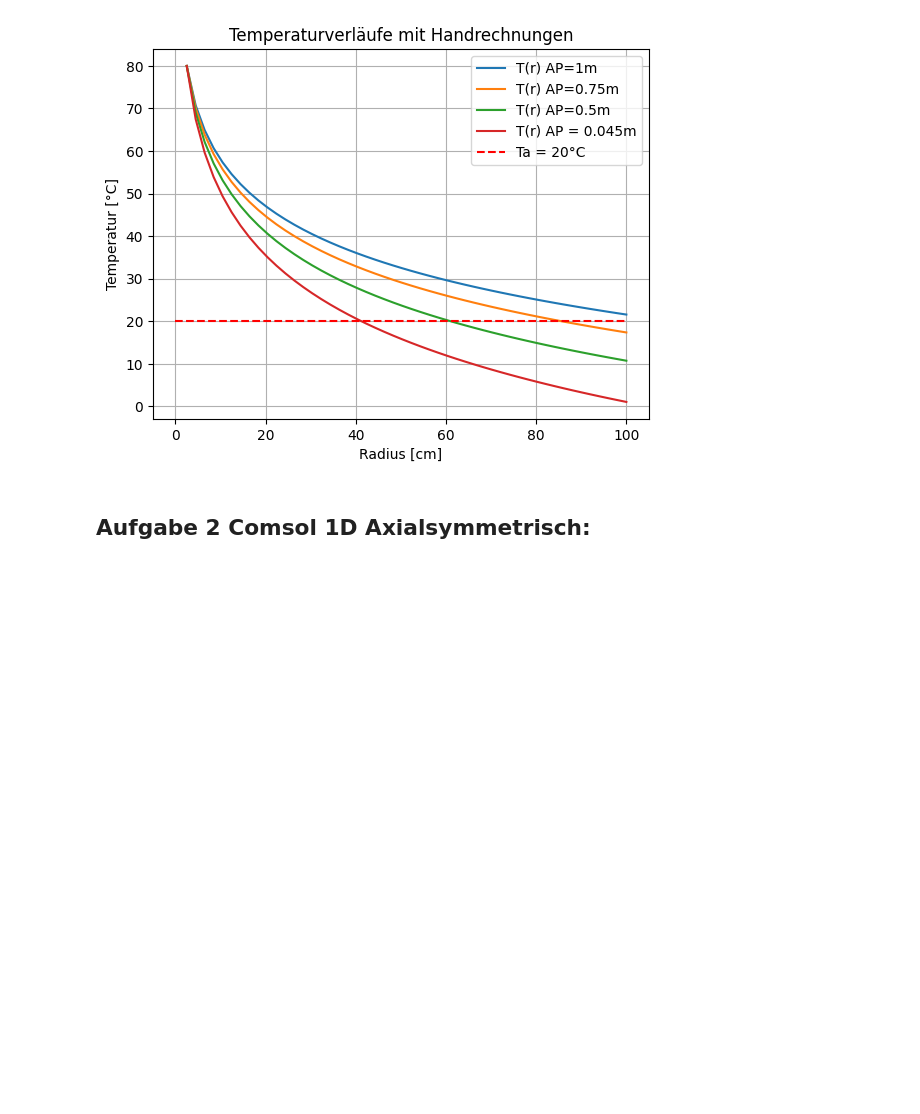
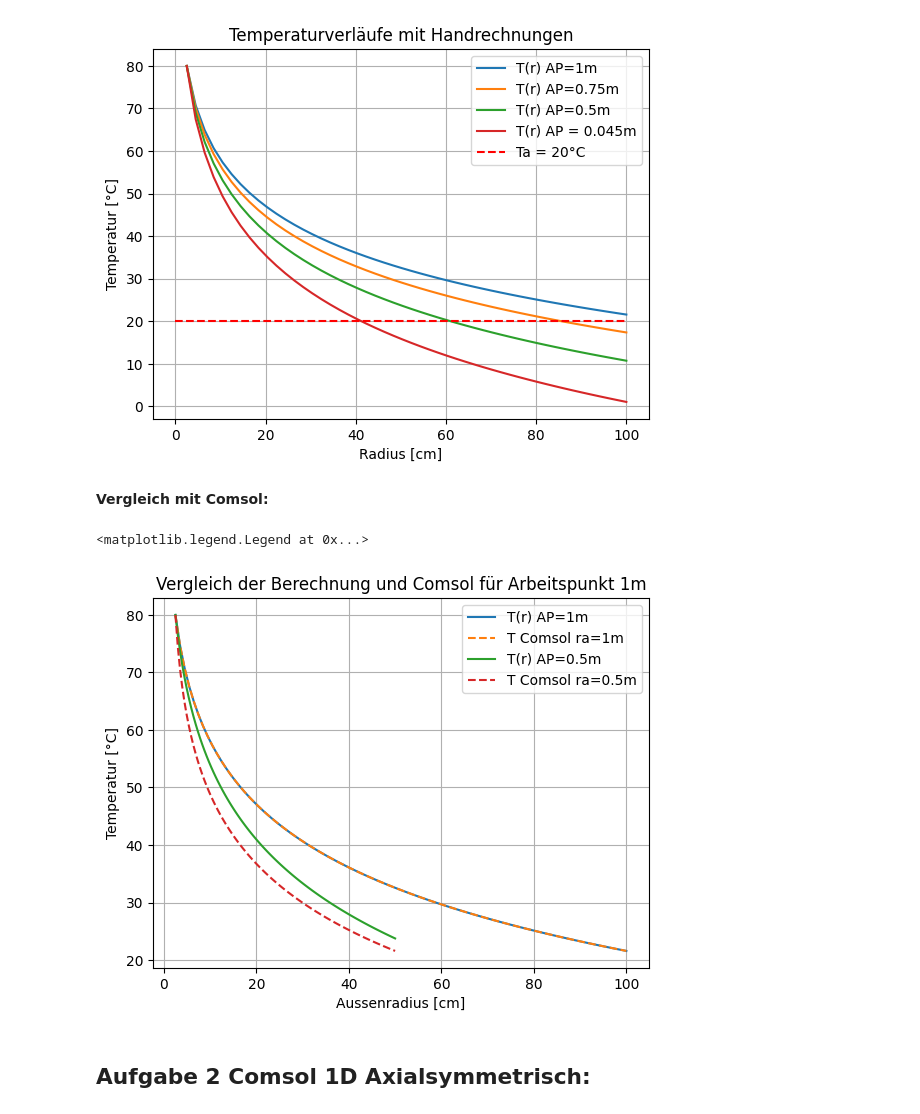
Before and after one commit to HansPeter21/CoP_Abgabe, a Jupyter notebook: Bericht_Mauro_Schegg.ipynb, the cells around one changed output. Cells and saved outputs as stored; diff of their text form; code cells hidden in the pictures; blank space fills up the shorter version.

```diff
--- a/Bericht_Mauro_Schegg.ipynb
+++ b/Bericht_Mauro_Schegg.ipynb
@@ -164,6 +164,38 @@ plt.legend()
 Die Temperatur bei AP= 1m am Rand ist 21.584°C
 <matplotlib.legend.Legend at 0x...>
 [figure]
+# %% [markdown]
+**Vergleich mit Comsol:**
+# %%
+import pandas as pd
+# Daten Comsol für 1m
+df1m = pd.read_csv("Daten/Data_A1_Arbeitspunkt.csv",sep=",")
+# %%
+# Daten Comsol für 0.5m
+df05m = pd.read_csv("Daten/Data_A1_Arbeitspunkt.csv",sep=",")
+# %%
+# Werte für Arbeitspunkt 1m
+TA1m = df1m["T (degC)"]
+x1m = len(TA1m)
+r1m = np.linspace(0.025,1,x1m)
+# %%
+# Werte für Arbeitspunkt 0.5m
+TA05m = df05m["T (degC)"]
+x05m = len(TA05m)
+r05m = np.linspace(0.025,0.5,x05m)
+# %%
+plt.plot(r1m*100,T1m(r1m),label="T(r) AP=1m")
+plt.plot(r1m*100,TA1m,label="T Comsol ra=1m",linestyle="--")
+plt.plot(r05m*100,T5(r05m),label="T(r) AP=0.5m")
+plt.plot(r05m*100,TA05m,label="T Comsol ra=0.5m",linestyle="--")
+plt.title("Vergleich der Berechnung und Comsol für Arbeitspunkt 1m")
+plt.ylabel("Temperatur [°C]")
+plt.xlabel("Aussenradius [cm]")
+plt.grid()
+plt.legend()
+# %% [output]
+<matplotlib.legend.Legend at 0x...>
+[figure, added]
 # %% [markdown]
 ## Aufgabe 2 Comsol 1D Axialsymmetrisch:
 # %%
```
Also changed, not shown: parts of 2 cells of this notebook, 3 other files.
